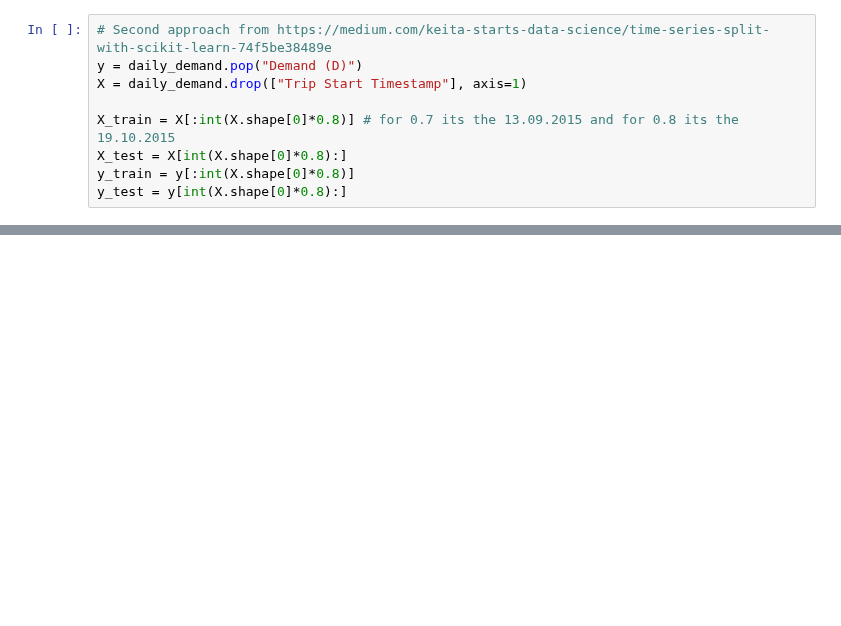
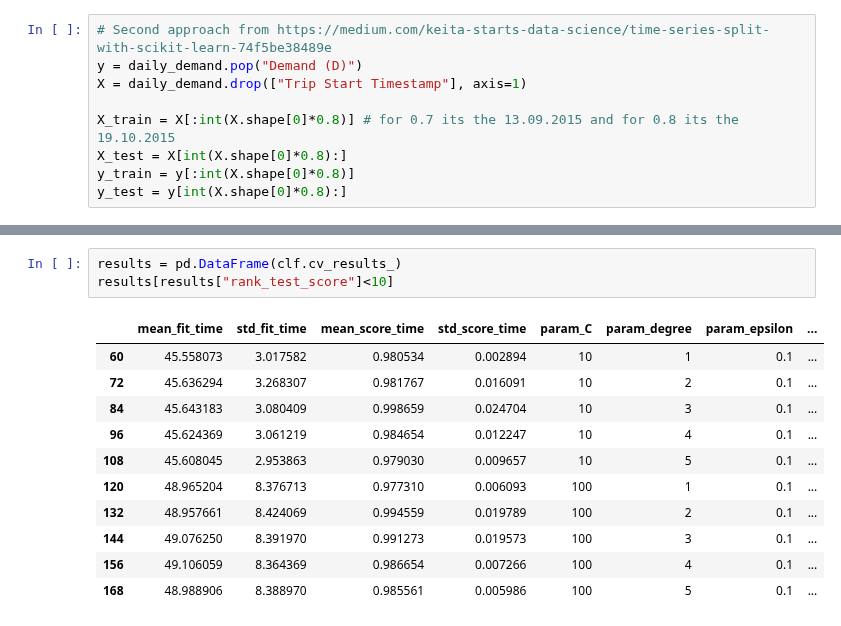
Before and after one commit to SepehrRad/aaa21, a Jupyter notebook: notebooks/prediction_svm.ipynb, the cells around one changed output, grey strips where cells are left out. Drawn from its saved outputs; the diff is of its cells as text; blank space fills up the shorter version.

```diff
--- a/notebooks/prediction_svm.ipynb
+++ b/notebooks/prediction_svm.ipynb
@@ -143,0 +164,15 @@ pd.DataFrame(clf.cv_results_)
+# %%
+results = pd.DataFrame(clf.cv_results_)
+results[results["rank_test_score"]<10]
+# %% [output]
+|  | mean_fit_time | std_fit_time | mean_score_time | std_score_time | param_C | param_degree | param_epsilon | ... |
+| 60 | 45.558073 | 3.017582 | 0.980534 | 0.002894 | 10 | 1 | 0.1 | ... |
+| 72 | 45.636294 | 3.268307 | 0.981767 | 0.016091 | 10 | 2 | 0.1 | ... |
+| 84 | 45.643183 | 3.080409 | 0.998659 | 0.024704 | 10 | 3 | 0.1 | ... |
+| 96 | 45.624369 | 3.061219 | 0.984654 | 0.012247 | 10 | 4 | 0.1 | ... |
+| 108 | 45.608045 | 2.953863 | 0.979030 | 0.009657 | 10 | 5 | 0.1 | ... |
+| 120 | 48.965204 | 8.376713 | 0.977310 | 0.006093 | 100 | 1 | 0.1 | ... |
+| 132 | 48.957661 | 8.424069 | 0.994559 | 0.019789 | 100 | 2 | 0.1 | ... |
+| 144 | 49.076250 | 8.391970 | 0.991273 | 0.019573 | 100 | 3 | 0.1 | ... |
+| 156 | 49.106059 | 8.364369 | 0.986654 | 0.007266 | 100 | 4 | 0.1 | ... |
+| 168 | 48.988906 | 8.388970 | 0.985561 | 0.005986 | 100 | 5 | 0.1 | ... |
```
Also changed, not shown: parts of 2 cells of this notebook.
